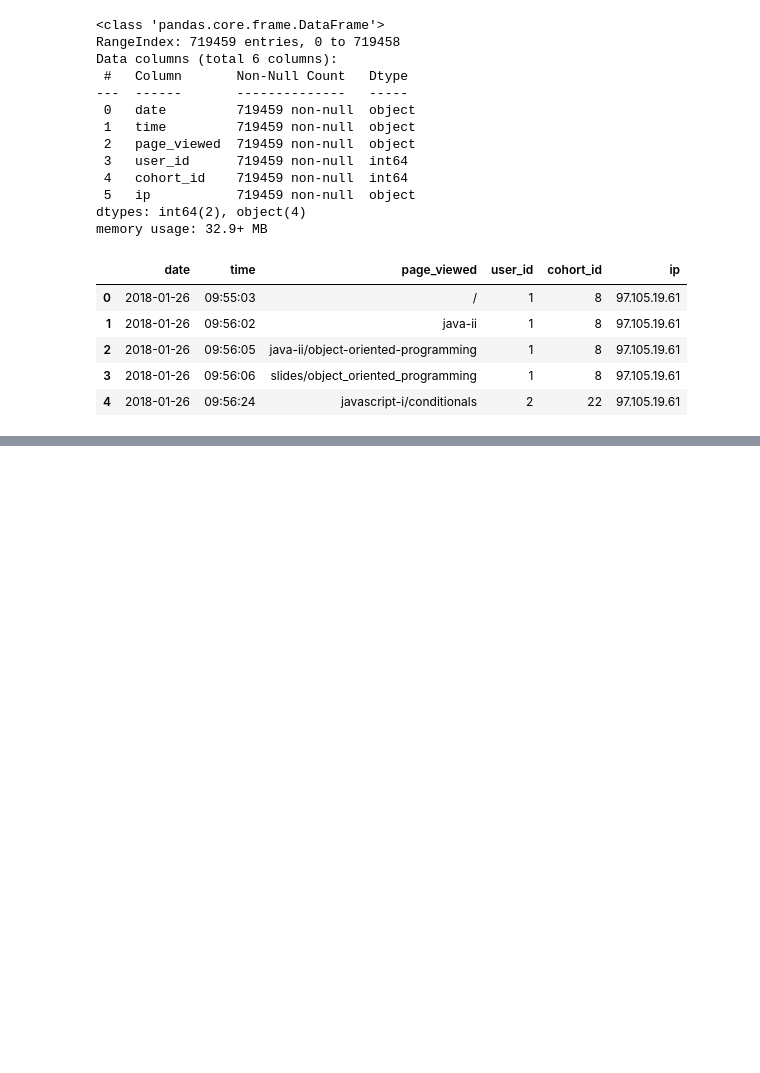
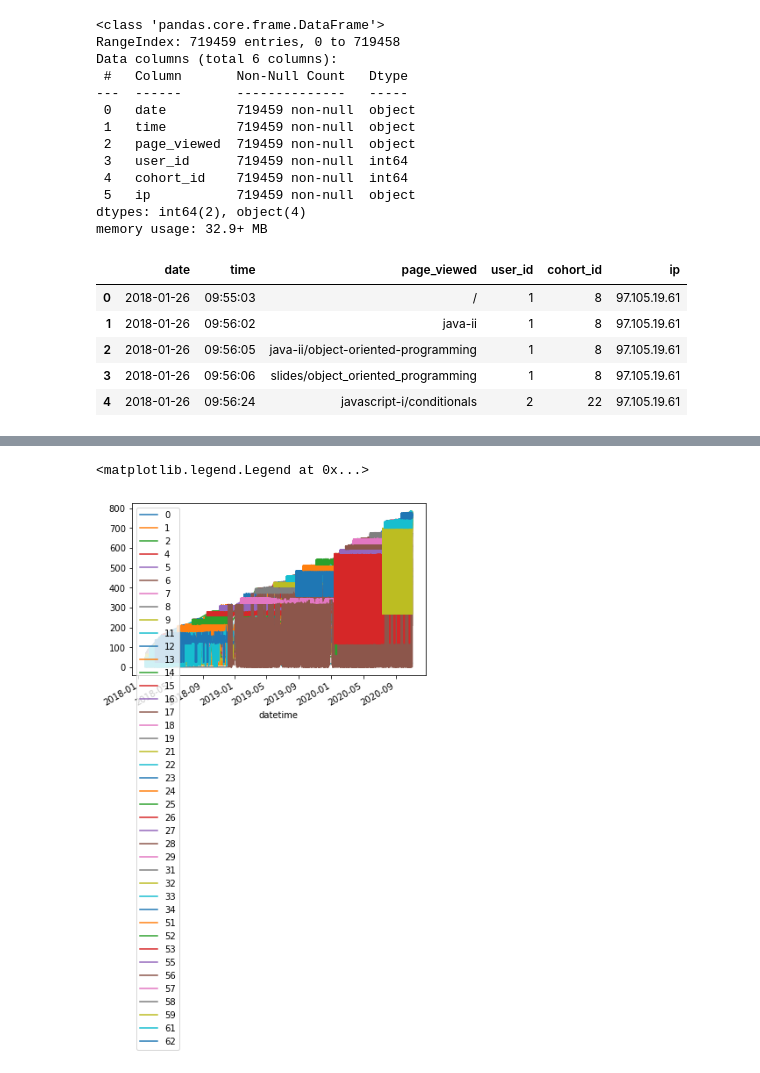
Before and after one commit to gilbert-noriega-ii/anomaly-detection-exercises, a Jupyter notebook: time_series_anomaly_detection.ipynb, the cells around one changed output, grey strips where cells are left out. Drawn from its saved outputs; the diff is of its cells as text; code cells hidden in the pictures; blank space fills up the shorter version.

```diff
--- a/time_series_anomaly_detection.ipynb
+++ b/time_series_anomaly_detection.ipynb
@@ -69,0 +113,7 @@ df['datetime'] = pd.to_datetime(df.datetime)
+# %%
+df.groupby('cohort_id').user_id.plot()
+plt.legend()
+plt.show()
+# %% [output]
+<matplotlib.legend.Legend at 0x...>
+[figure, added]
```
Also changed, not shown: parts of 27 cells of this notebook.
